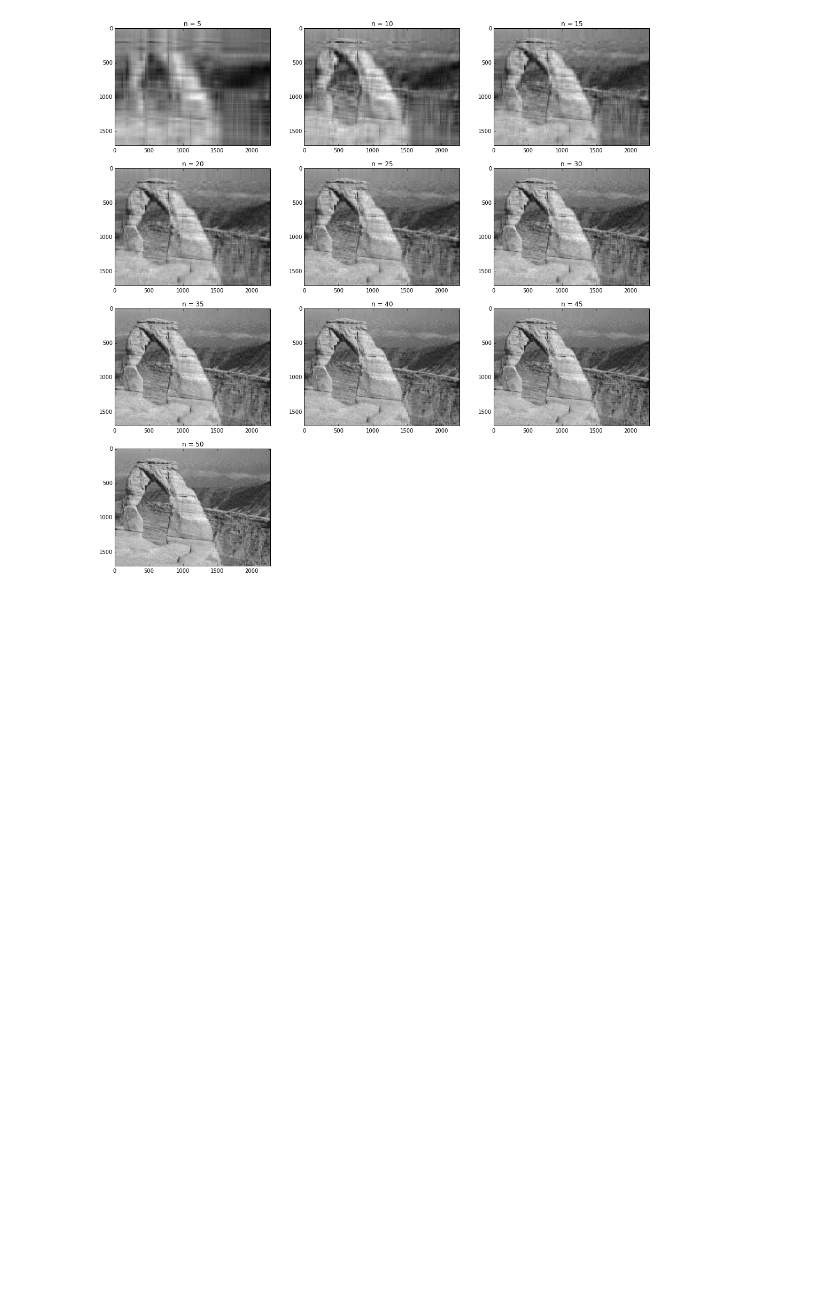
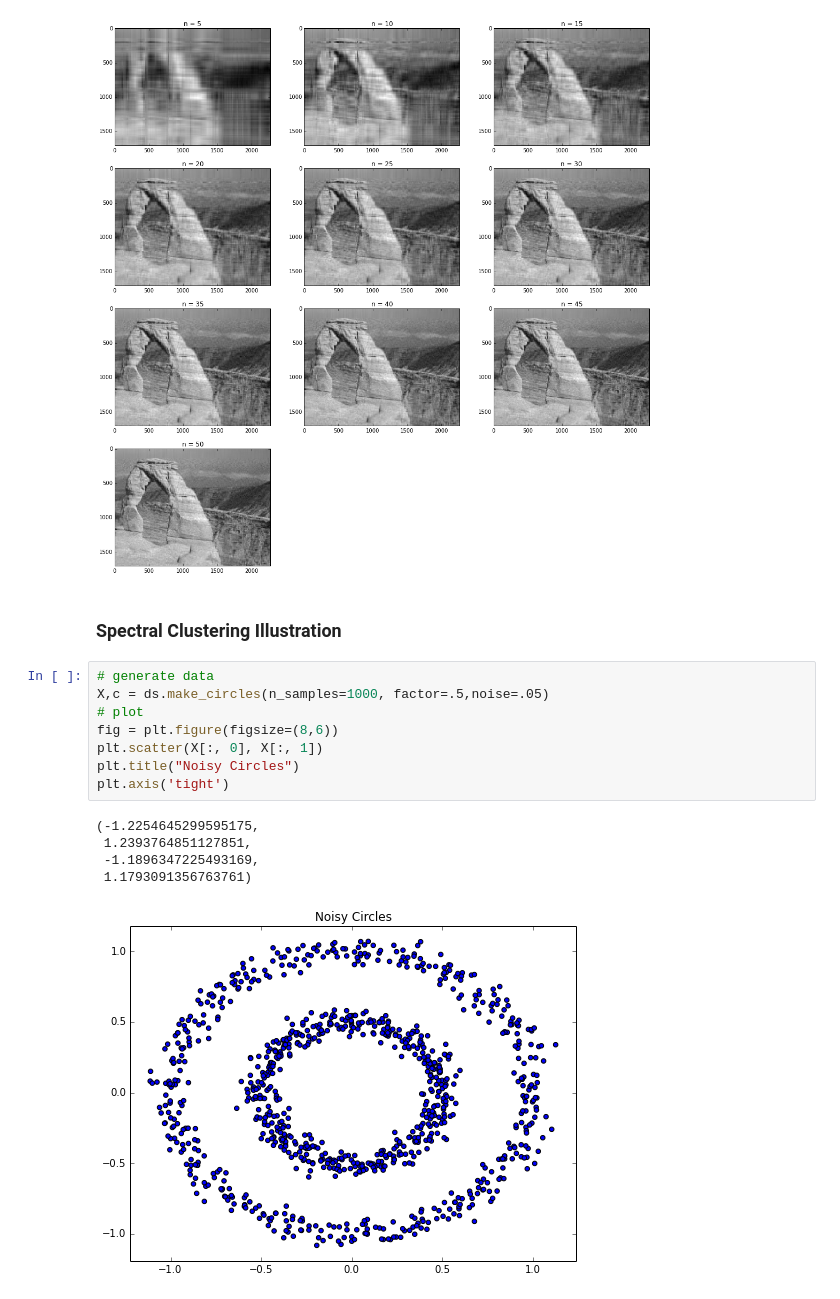
Before and after one commit to ubdsgroup/mlcourse-ub-notebooks, a Jupyter notebook: notebooks/Lecture37.ipynb, the cells around one changed output. Saved outputs shown, nothing was run; the diff lists cells and outputs as text; blank space fills up the shorter version.

Commit message:
Adding clustering demo to the notebook

```diff
--- a/notebooks/Lecture37.ipynb
+++ b/notebooks/Lecture37.ipynb
@@ -91,3 +95,19 @@ for i in xrange(5, 51, 5):
     plt.title(title)
 # %% [output]
 [figure]
+# %% [markdown]
+### Spectral Clustering Illustration
+# %%
+# generate data
+X,c = ds.make_circles(n_samples=1000, factor=.5,noise=.05)
+# plot
+fig = plt.figure(figsize=(8,6))
+plt.scatter(X[:, 0], X[:, 1])
+plt.title("Noisy Circles")
+plt.axis('tight')
+# %% [output]
+(-1.2254645299595175,
+ 1.2393764851127851,
+ -1.1896347225493169,
+ 1.1793091356763761)
+[figure, added]
```
Also changed, not shown: parts of 9 cells of this notebook.
